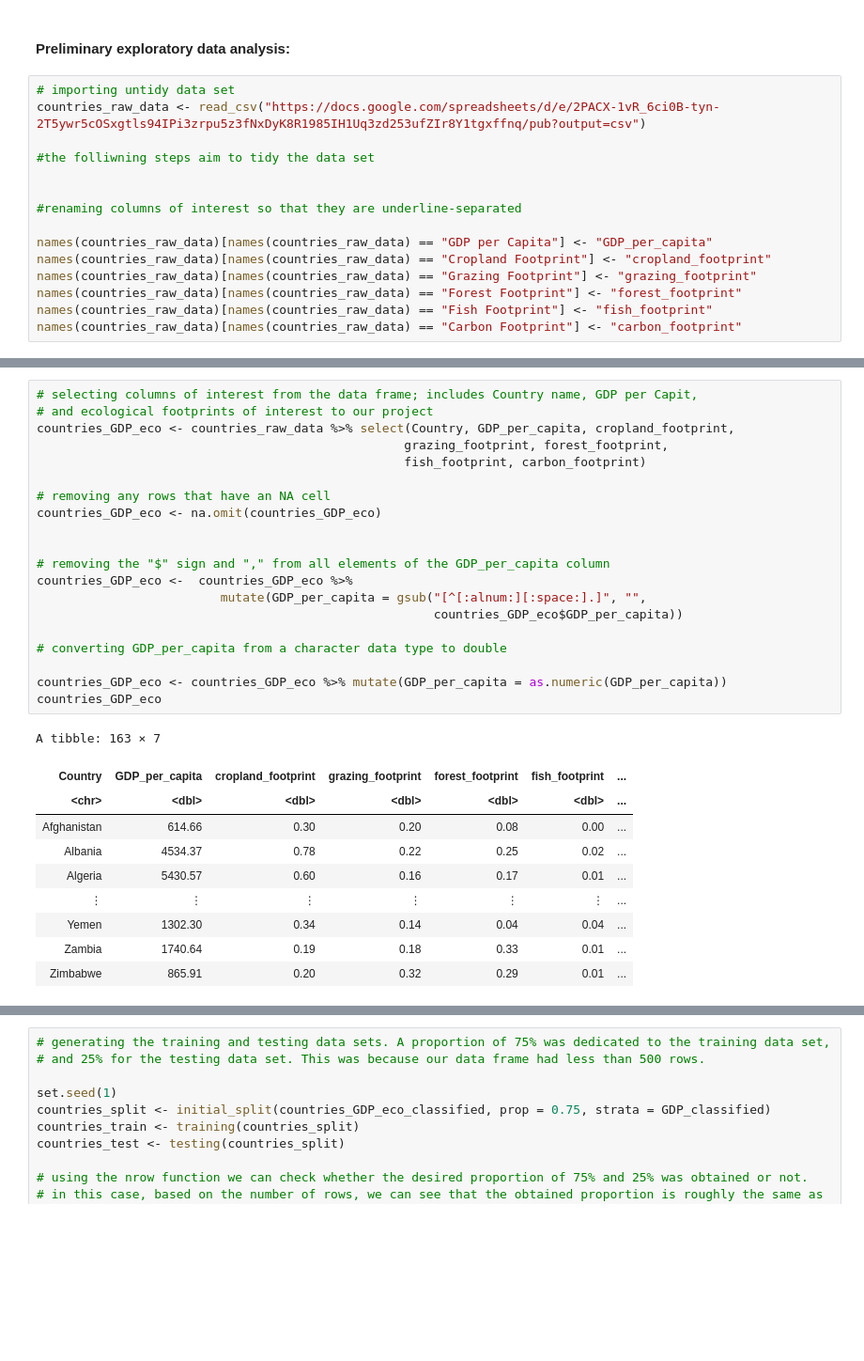
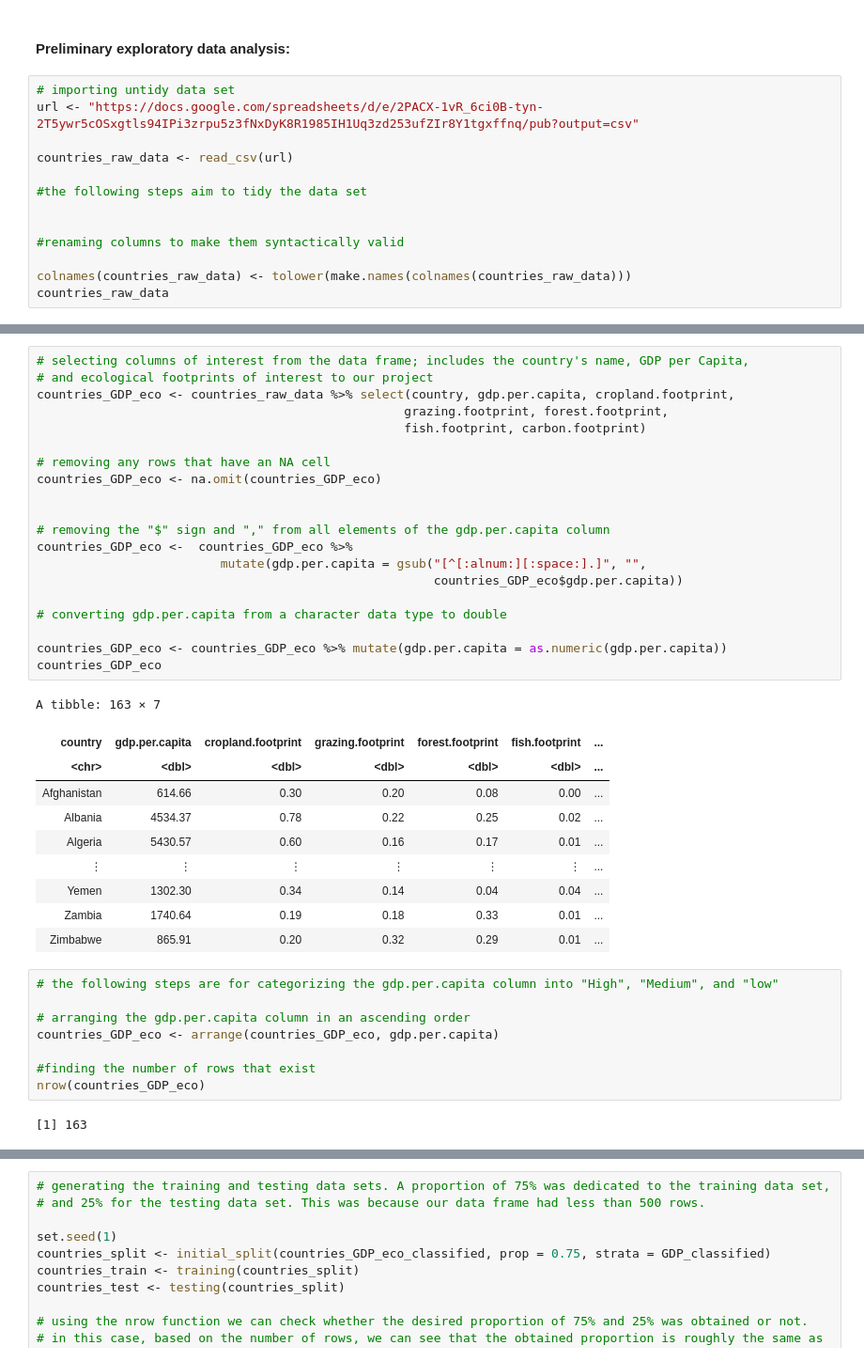
Before and after one commit to tsabkuro/EcoFoot, a Jupyter notebook: main.ipynb, the cells around one changed output, grey strips where cells are left out. Shown at 94% size. Cells and saved outputs as stored; diff of their text form; blank space fills up the shorter version.

```diff
--- a/main.ipynb
+++ b/main.ipynb
@@ -30,19 +30,17 @@ Warning message:
 <h4>Preliminary exploratory data analysis:
 # %%
 # importing untidy data set
-countries_raw_data <- read_csv("https://docs.google.com/spreadsheets/d/e/2PACX-1vR_6ci0B-tyn-2T5ywr5cOSxgtls94IPi3zrpu5z3fNxDyK8R1985IH1Uq3zd253ufZIr8Y1tgxffnq/pub?output=csv")
+url <- "https://docs.google.com/spreadsheets/d/e/2PACX-1vR_6ci0B-tyn-2T5ywr5cOSxgtls94IPi3zrpu5z3fNxDyK8R1985IH1Uq3zd253ufZIr8Y1tgxffnq/pub?output=csv"
 
-#the folliwning steps aim to tidy the data set
+countries_raw_data <- read_csv(url)
+
+#the following steps aim to tidy the data set
 
 
-#renaming columns of interest so that they are underline-separated
+#renaming columns to make them syntactically valid
 
-names(countries_raw_data)[names(countries_raw_data) == "GDP per Capita"] <- "GDP_per_capita"
-names(countries_raw_data)[names(countries_raw_data) == "Cropland Footprint"] <- "cropland_footprint"
-names(countries_raw_data)[names(countries_raw_data) == "Grazing Footprint"] <- "grazing_footprint"
-names(countries_raw_data)[names(countries_raw_data) == "Forest Footprint"] <- "forest_footprint"
-names(countries_raw_data)[names(countries_raw_data) == "Fish Footprint"] <- "fish_footprint"
-names(countries_raw_data)[names(countries_raw_data) == "Carbon Footprint"] <- "carbon_footprint"
+colnames(countries_raw_data) <- tolower(make.names(colnames(countries_raw_data)))
+countries_raw_data
 # %% [output]
 Parsed with column specification:
 cols(
@@ -57,26 +65,26 @@ See spec(...) for full column specifications.
 # %%
-# selecting columns of interest from the data frame; includes Country name, GDP per Capit,
+# selecting columns of interest from the data frame; includes the country's name, GDP per Capita,
 # and ecological footprints of interest to our project
-countries_GDP_eco <- countries_raw_data %>% select(Country, GDP_per_capita, cropland_footprint,
-                                                  grazing_footprint, forest_footprint,
-                                                  fish_footprint, carbon_footprint)
+countries_GDP_eco <- countries_raw_data %>% select(country, gdp.per.capita, cropland.footprint,
+                                                  grazing.footprint, forest.footprint,
+                                                  fish.footprint, carbon.footprint)
 
 # removing any rows that have an NA cell
 countries_GDP_eco <- na.omit(countries_GDP_eco)
 
 
-# removing the "$" sign and "," from all elements of the GDP_per_capita column
+# removing the "$" sign and "," from all elements of the gdp.per.capita column
 countries_GDP_eco <-  countries_GDP_eco %>%
-                         mutate(GDP_per_capita = gsub("[^[:alnum:][:space:].]", "",
-                                                      countries_GDP_eco$GDP_per_capita))
+                         mutate(gdp.per.capita = gsub("[^[:alnum:][:space:].]", "",
+                                                      countries_GDP_eco$gdp.per.capita))
 
-# converting GDP_per_capita from a character data type to double
+# converting gdp.per.capita from a character data type to double
 
-countries_GDP_eco <- countries_GDP_eco %>% mutate(GDP_per_capita = as.numeric(GDP_per_capita))
+countries_GDP_eco <- countries_GDP_eco %>% mutate(gdp.per.capita = as.numeric(gdp.per.capita))
 countries_GDP_eco
 # %% [output]
 A tibble: 163 × 7
-| Country | GDP_per_capita | cropland_footprint | grazing_footprint | forest_footprint | fish_footprint | ... |
+| country | gdp.per.capita | cropland.footprint | grazing.footprint | forest.footprint | fish.footprint | ... |
 | <chr> | <dbl> | <dbl> | <dbl> | <dbl> | <dbl> | ... |
 | Afghanistan | 614.66 | 0.30 | 0.20 | 0.08 | 0.00 | ... |
 | Albania | 4534.37 | 0.78 | 0.22 | 0.25 | 0.02 | ... |
@@ -85,4 +93,14 @@ A tibble: 163 × 7
 | Yemen | 1302.30 | 0.34 | 0.14 | 0.04 | 0.04 | ... |
 | Zambia | 1740.64 | 0.19 | 0.18 | 0.33 | 0.01 | ... |
 | Zimbabwe | 865.91 | 0.20 | 0.32 | 0.29 | 0.01 | ... |
+# %%
+# the following steps are for categorizing the gdp.per.capita column into "High", "Medium", and "low"
+
+# arranging the gdp.per.capita column in an ascending order
+countries_GDP_eco <- arrange(countries_GDP_eco, gdp.per.capita)
+
+#finding the number of rows that exist
+nrow(countries_GDP_eco)
+# %% [output]
+[1] 163
 # %%
```
Also changed, not shown: parts of 5 cells of this notebook.
